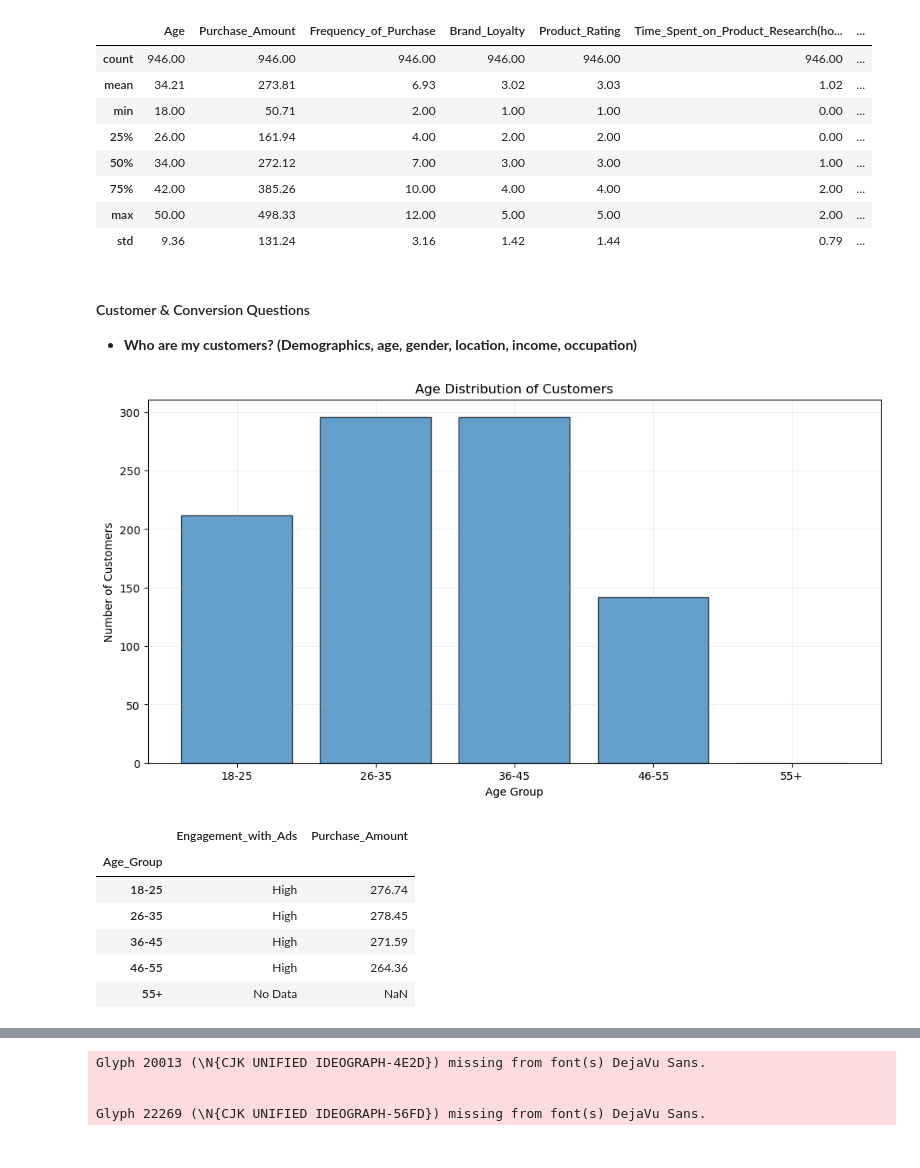
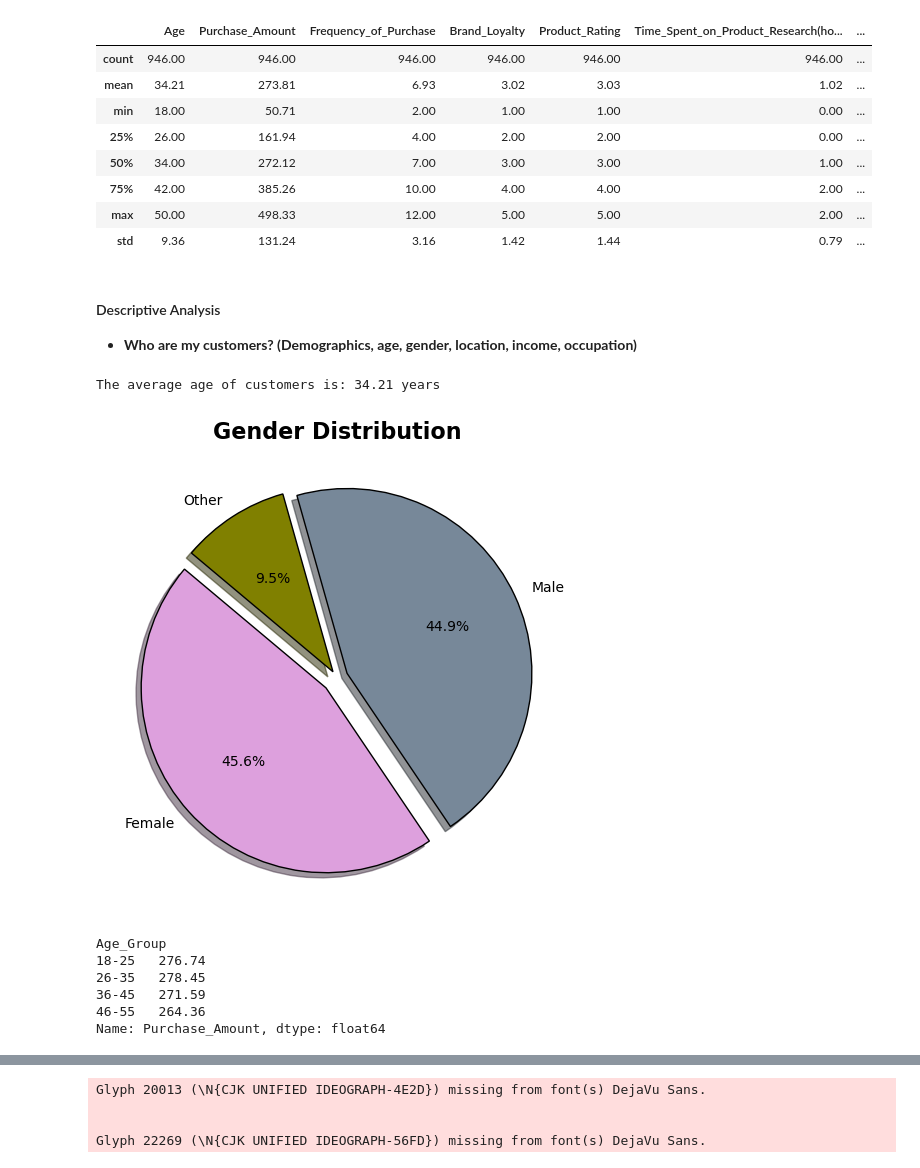
Before and after one commit to marianemcgrath/pfda, a Jupyter notebook: project/project.ipynb, the cells around one changed output, grey strips where cells are left out. Saved outputs shown, nothing was run; the diff lists cells and outputs as text; code cells hidden in the pictures.

Commit message:
Project_structure_plot details

```diff
--- a/project/project.ipynb
+++ b/project/project.ipynb
@@ -279,7 +279,7 @@ Name: count, dtype: int64
 if 'df' in locals():
 	# Check if Purchase_Amount is object type (string), if so convert it
 	if df['Purchase_Amount'].dtype == 'object':
-		df['Purchase_Amount'] = df['Purchase_Amount'].str.replace('$', '').astype(float)
+		df['Purchase_Amount'] = df['Purchase_Amount'].str.replace('$', '').astype(float).round(2)
 
 	result = df.groupby('Gender')['Purchase_Amount'].mean()
 	print("Average Purchase Amount by Gender:")
@@ -329,21 +324,39 @@ df.describe()
 | max | 50.00 | 498.33 | 12.00 | 5.00 | 5.00 | 2.00 | ... |
 | std | 9.36 | 131.24 | 3.16 | 1.42 | 1.44 | 0.79 | ... |
 # %% [markdown]
-#### Customer & Conversion Questions
+#### Descriptive Analysis
 
 * **Who are my customers? (Demographics, age, gender, location, income, occupation)**
-# %%
-# To better view our customer groups, let's start profiling our customers by age groups
-plt.figure(figsize=(12, 6))
-age_group_counts = df['Age_Group'].value_counts().sort_index()
-plt.bar(age_group_counts.index, age_group_counts.values, edgecolor='black', alpha=0.7)
-plt.title('Age Distribution of Customers')
-plt.xlabel('Age Group')
-plt.ylabel('Number of Customers')
-plt.grid(alpha=0.2)
-plt.show()
-# %% [output]
-[figure, removed]
+# %%
+# What is the average age of customers?
+average_age = df['Age'].mean()
+print(f"The average age of customers is: {average_age:.2f} years")
+# %% [output]
+The average age of customers is: 34.21 years
+# %%
+# Then,by gender distribution via a pie chart
+gender_counts = df['Gender'].value_counts()
+plt.figure(figsize=(12,6))
+plt.pie(gender_counts, labels=gender_counts.index, autopct='%1.1f%%', colors=['plum', 'lightslategray', 'olive'],
+        wedgeprops={'edgecolor': 'black'}, shadow=True, startangle=140, explode=[0.08, 0.06, 0.04])
+plt.title("Gender Distribution", fontsize=16, fontweight='bold')
+
+plt.show()
+# %% [output]
+[figure, added]
+# %%
+# Average purchase amount by age group (excluding 55+ as there are no customers)
+age_group_perf = df.groupby('Age_Group', observed=False)['Purchase_Amount'].mean()
+age_group_perf = age_group_perf.drop('55+')  # Remove 55+ group as there are no customers
+
+age_group_perf
+# %% [output]
+Age_Group
+18-25   276.74
+26-35   278.45
+36-45   271.59
+46-55   264.36
+Name: Purchase_Amount, dtype: float64
 # %%
 # Purchasing amounts per age group
 df_sorted = df.sort_values('Purchase_Amount')
@@ -352,15 +366 @@ fig.update_layout(width=1300, height=800)
 fig.show()
-# %%
-# Now, we'll group by Genders and calculate the average purchase amount
-age_group_performance = df.groupby('Age_Group', observed=False).agg({'Engagement_with_Ads': lambda x: x.value_counts().index[0]
-						 if len(x.value_counts()) > 0
-						 else 'No Data','Purchase_Amount': 'mean'})
-age_group_performance
-# %% [output]
-|  | Engagement_with_Ads | Purchase_Amount |
-| Age_Group |  |  |
-| 18-25 | High | 276.74 |
-| 26-35 | High | 278.45 |
-| 36-45 | High | 271.59 |
-| 46-55 | High | 264.36 |
-| 55+ | No Data | NaN |
```
Also changed, not shown: parts of 22 cells of this notebook.
